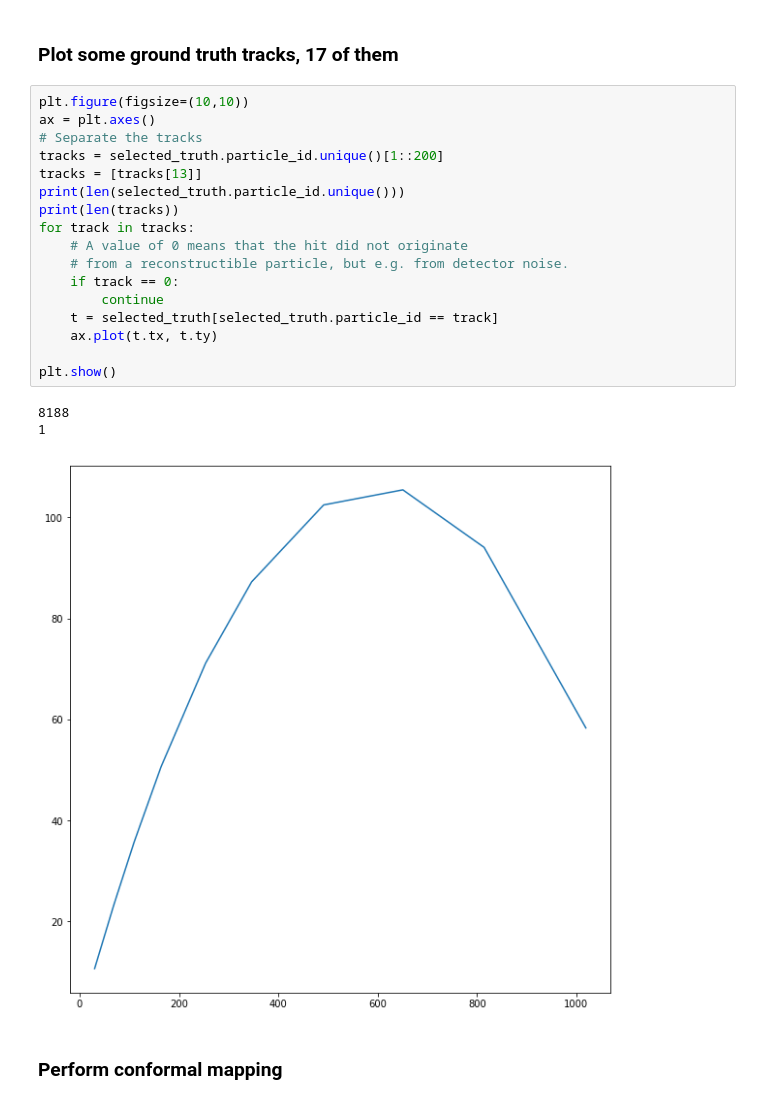
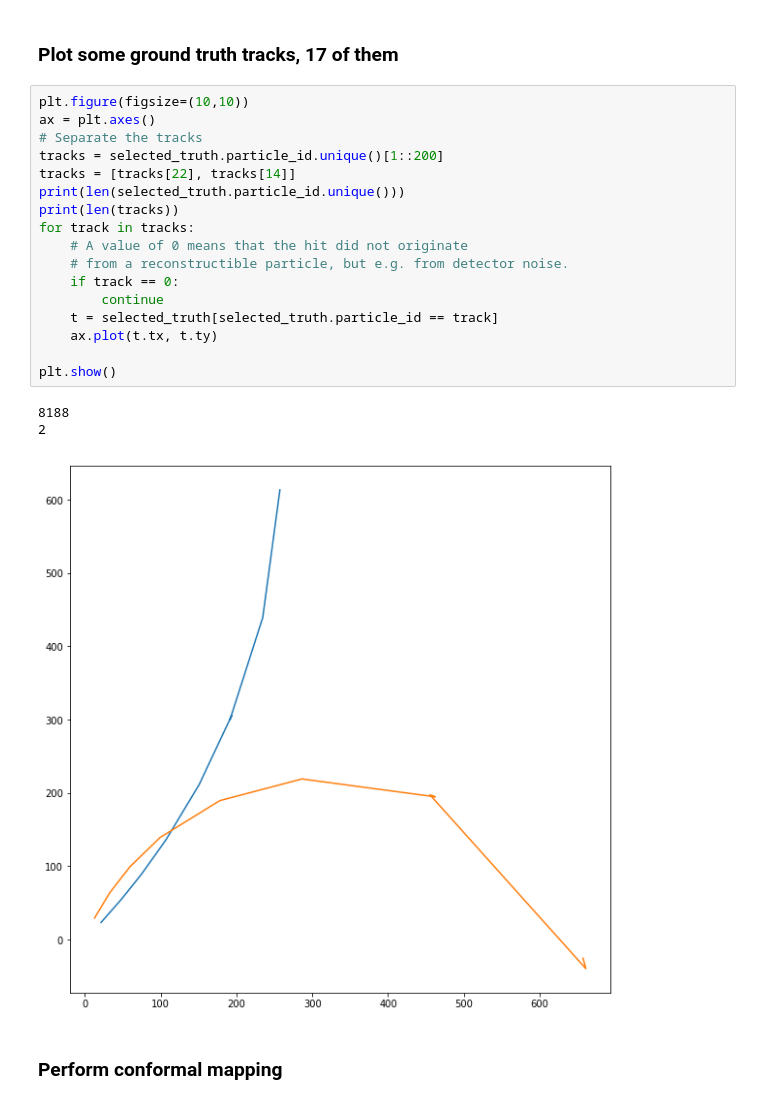
Before and after one commit to MaxHolmberg96/track-estimation-ML, a Jupyter notebook: houghTransform.ipynb, the cells around one changed output. Saved outputs shown, nothing was run; the diff lists cells and outputs as text.

```diff
--- a/houghTransform.ipynb
+++ b/houghTransform.ipynb
@@ -42,24 +42,24 @@ selected_truth = truth.iloc[selected_indices]
 # %%
 plt.figure(figsize=(10,10))
 ax = plt.axes()
 # Separate the tracks
 tracks = selected_truth.particle_id.unique()[1::200]
-tracks = [tracks[13]]
+tracks = [tracks[22], tracks[14]]
 print(len(selected_truth.particle_id.unique()))
 print(len(tracks))
 for track in tracks:
     # A value of 0 means that the hit did not originate
     # from a reconstructible particle, but e.g. from detector noise.
     if track == 0:
         continue
     t = selected_truth[selected_truth.particle_id == track]
     ax.plot(t.tx, t.ty)
 
 plt.show()
 # %% [output]
 8188
-1
+2
-[figure, old version]
+[figure, new version]
 # %% [markdown]
 ### Perform conformal mapping
 # %%
```
Also changed, not shown: parts of 11 cells of this notebook, 3 other files.
